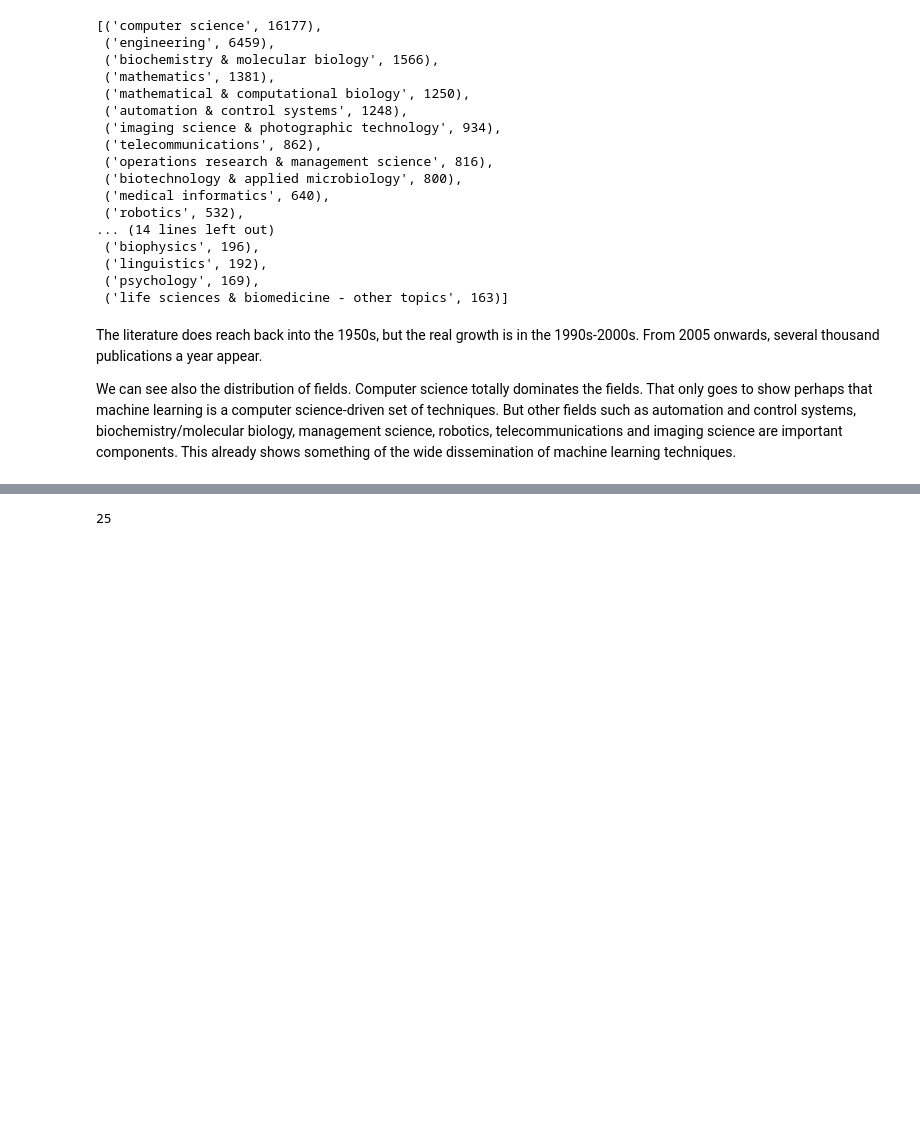
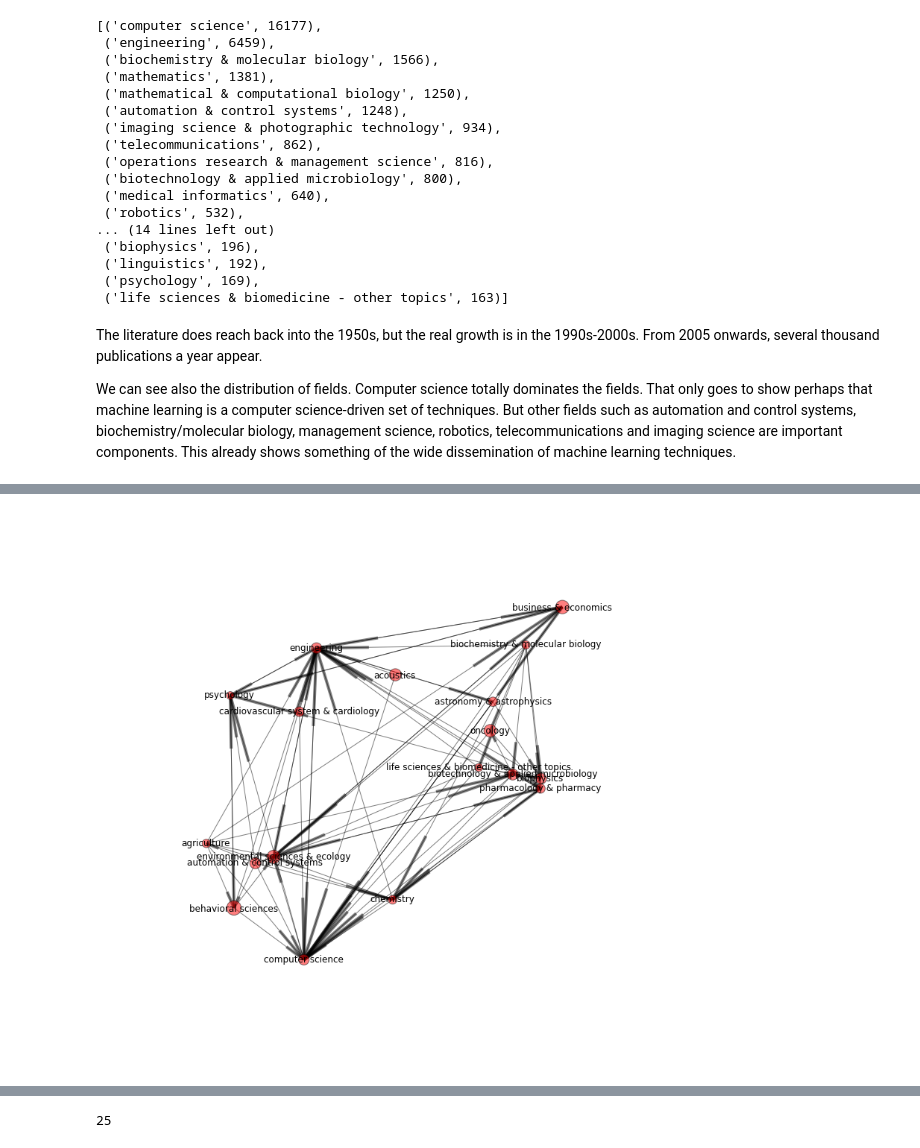
Before and after one commit to datapractice/machinelearners, a Jupyter notebook: ml_lit/ML_literature.ipynb, the cells around one changed output, grey strips where cells are left out. Saved outputs shown, nothing was run; the diff lists cells and outputs as text; code cells hidden in the pictures; blank space fills up the shorter version.

```diff
--- a/ml_lit/ML_literature.ipynb
+++ b/ml_lit/ML_literature.ipynb
@@ -122,0 +124,4 @@ gr_f.out_degree(['biochemistry & molecular biology'])
+# %%
+high_evc =[e for e,v in evc_sorted if v > 0.1]
+high_evc_gr = gr_f.subgraph(high_evc)
+[1000*v for e,v in evc_sorted if v>0.1]
@@ -122,0 +147,5 @@ gr_f.out_degree(['biochemistry & molecular biology'])
+# %%
+figure2 = plt.figure(num=2, figsize=(10,10))
+nx.draw_random(high_evc_gr, alpha=0.5,node_size=[1000*v for e,v in evc_sorted if v>0.1])
+# %% [output]
+[figure, added]
```
Also changed, not shown: parts of 25 cells of this notebook, 3 other files.
